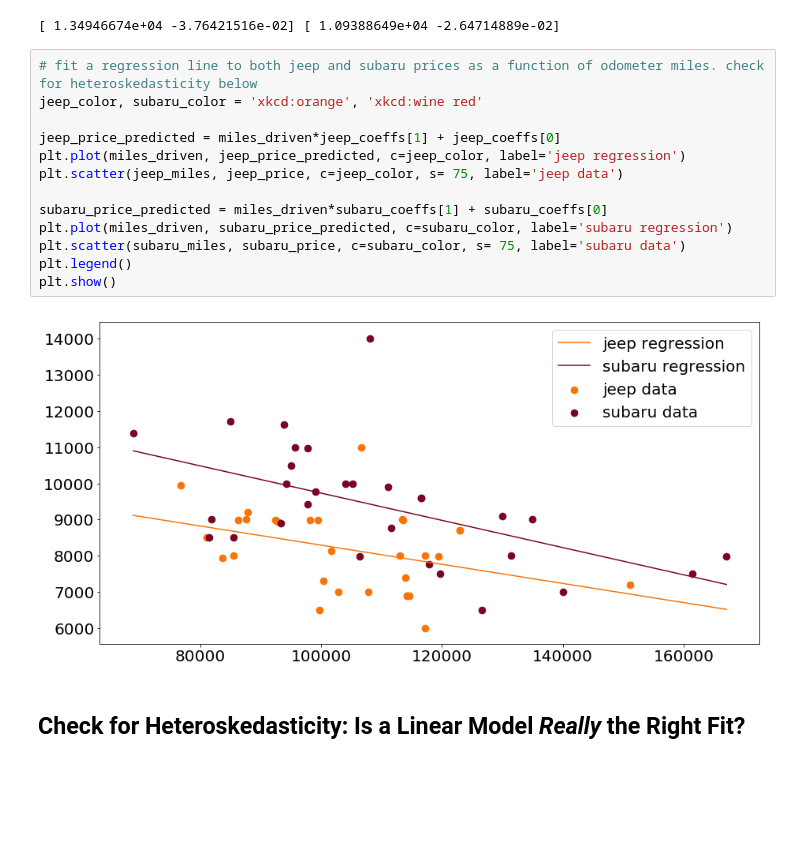
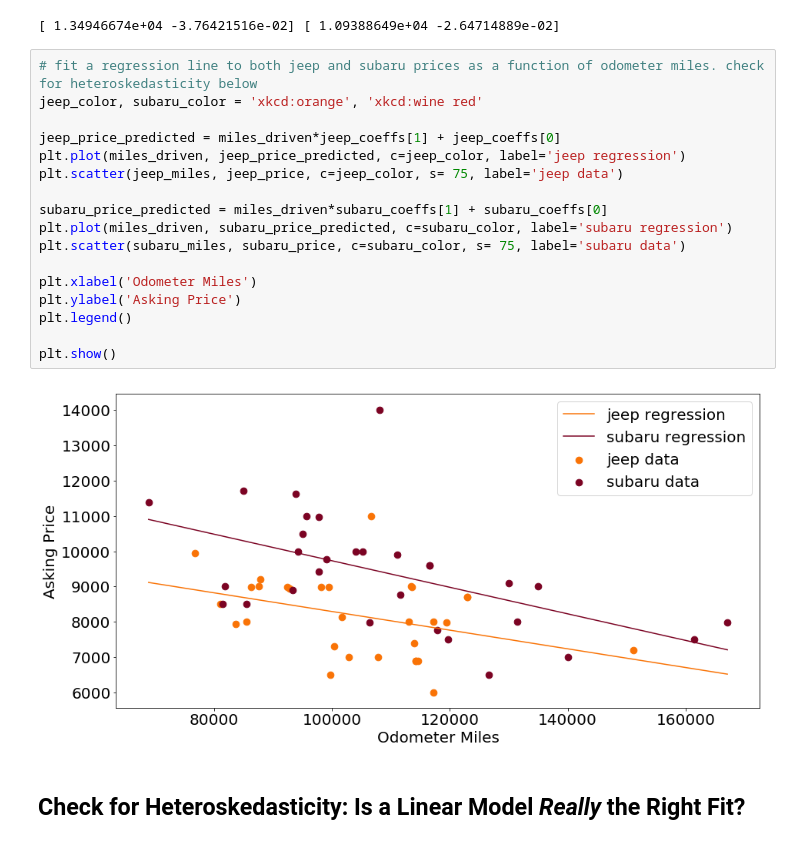
Before and after one commit to djdebonis/jeep_subaru, a Jupyter notebook: jeepsubaruanalysis.ipynb, the cells around one changed output. Saved outputs shown, nothing was run; the diff lists cells and outputs as text; blank space fills up the shorter version.

```diff
--- a/jeepsubaruanalysis.ipynb
+++ b/jeepsubaruanalysis.ipynb
@@ -215,18 +228,22 @@ print(subaru_coeffs, jeep_coeffs)
 # %%
 # fit a regression line to both jeep and subaru prices as a function of odometer miles. check for heteroskedasticity below
 jeep_color, subaru_color = 'xkcd:orange', 'xkcd:wine red'
 
 jeep_price_predicted = miles_driven*jeep_coeffs[1] + jeep_coeffs[0]
 plt.plot(miles_driven, jeep_price_predicted, c=jeep_color, label='jeep regression')
 plt.scatter(jeep_miles, jeep_price, c=jeep_color, s= 75, label='jeep data')
 
 subaru_price_predicted = miles_driven*subaru_coeffs[1] + subaru_coeffs[0]
 plt.plot(miles_driven, subaru_price_predicted, c=subaru_color, label='subaru regression')
 plt.scatter(subaru_miles, subaru_price, c=subaru_color, s= 75, label='subaru data')
+
+plt.xlabel('Odometer Miles')
+plt.ylabel('Asking Price')
 plt.legend()
+
 plt.show()
 # %% [output]
-[figure, old version]
+[figure, new version]
 # %% [markdown]
 ## Check for Heteroskedasticity: Is a Linear Model *Really* the Right Fit?
 # %%
```
Also changed, not shown: parts of 11 cells of this notebook, 1 other file.
